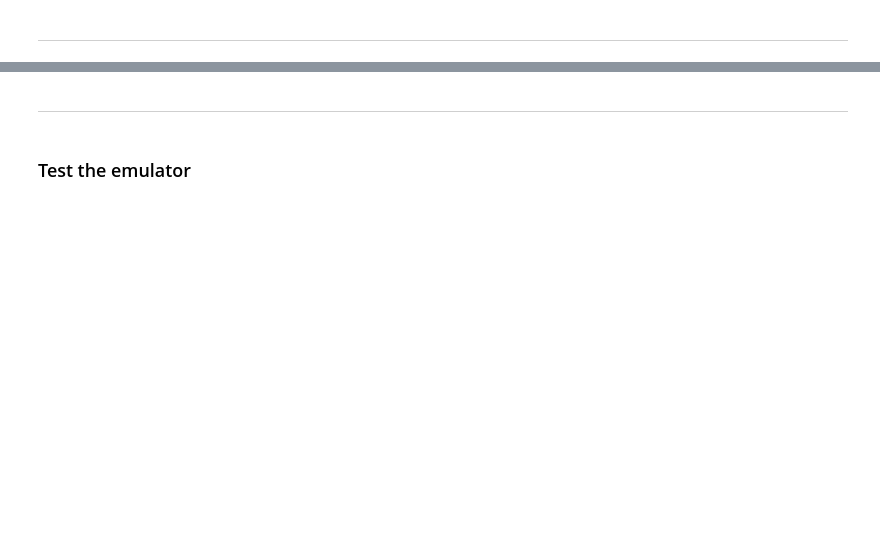
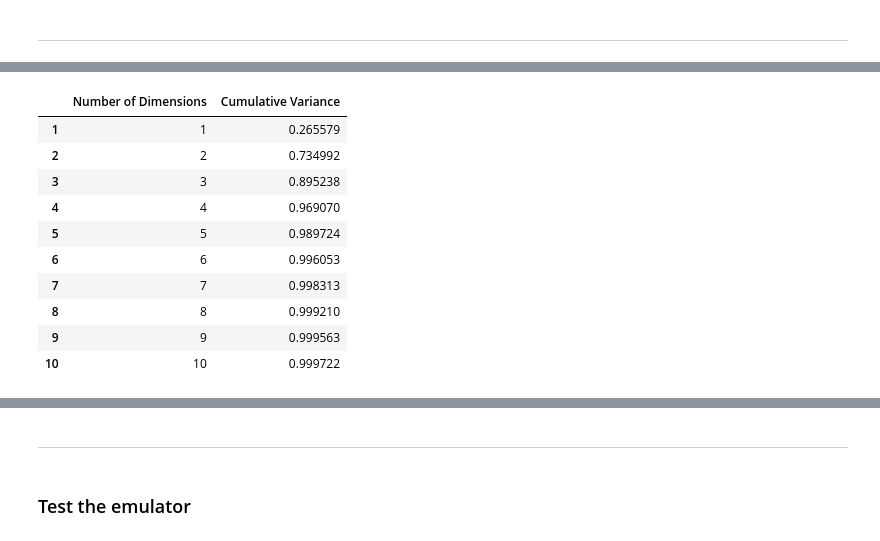
Before and after one commit to digiLab-ai/TritiumDesorption, a Jupyter notebook: demo.ipynb, the cells around one changed output, grey strips where cells are left out. Saved outputs shown, nothing was run; the diff lists cells and outputs as text; code cells hidden in the pictures; blank space fills up the shorter version.

```diff
--- a/demo.ipynb
+++ b/demo.ipynb
@@ -157,0 +127,15 @@ dataset_summary
+# %%
+variance = dataset.analyse_variance(outputs)[1:11]
+variance
+# %% [output]
+|  | Number of Dimensions | Cumulative Variance |
+| 1 | 1 | 0.265579 |
+| 2 | 2 | 0.734992 |
+| 3 | 3 | 0.895238 |
+| 4 | 4 | 0.969070 |
+| 5 | 5 | 0.989724 |
+| 6 | 6 | 0.996053 |
+| 7 | 7 | 0.998313 |
+| 8 | 8 | 0.999210 |
+| 9 | 9 | 0.999563 |
+| 10 | 10 | 0.999722 |
```
Also changed, not shown: parts of 80 cells of this notebook, 3 other files.
